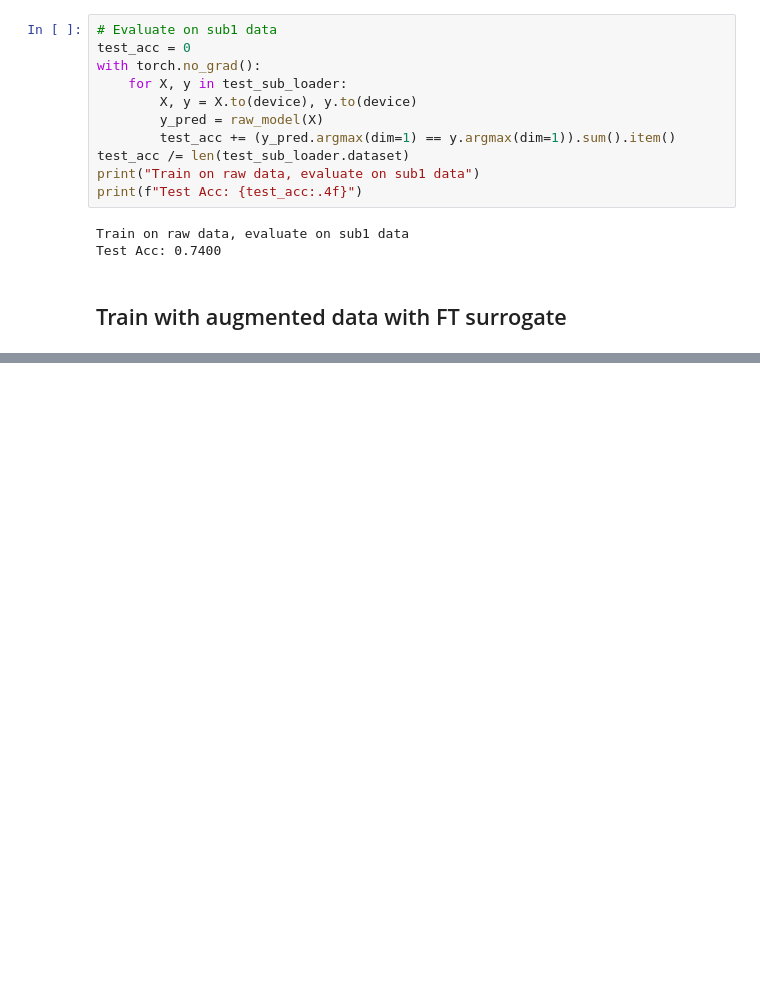
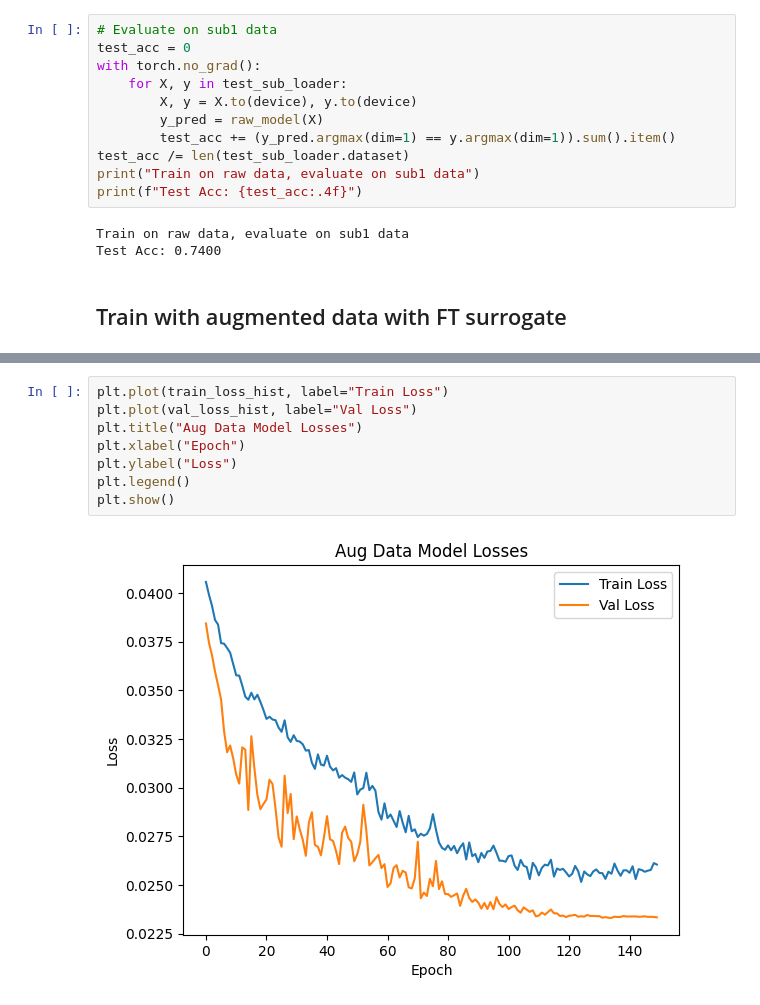
Before and after one commit to ykozxy/EEG-ERT, a Jupyter notebook: CNN.ipynb, the cells around one changed output, grey strips where cells are left out. Drawn from its saved outputs; the diff is of its cells as text; blank space fills up the shorter version.

```diff
--- a/CNN.ipynb
+++ b/CNN.ipynb
@@ -360,0 +358,10 @@ EarlyStopping counter: 9 out of 30
+# %%
+plt.plot(train_loss_hist, label="Train Loss")
+plt.plot(val_loss_hist, label="Val Loss")
+plt.title("Aug Data Model Losses")
+plt.xlabel("Epoch")
+plt.ylabel("Loss")
+plt.legend()
+plt.show()
+# %% [output]
+[figure, added]
```
Also changed, not shown: parts of 26 cells of this notebook, 33 other files.
